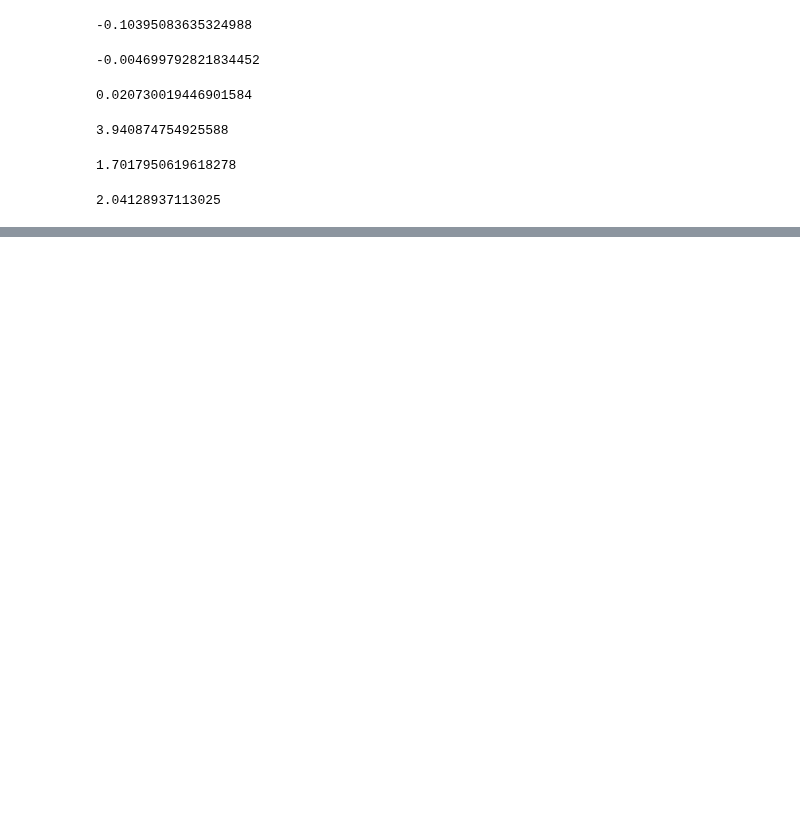
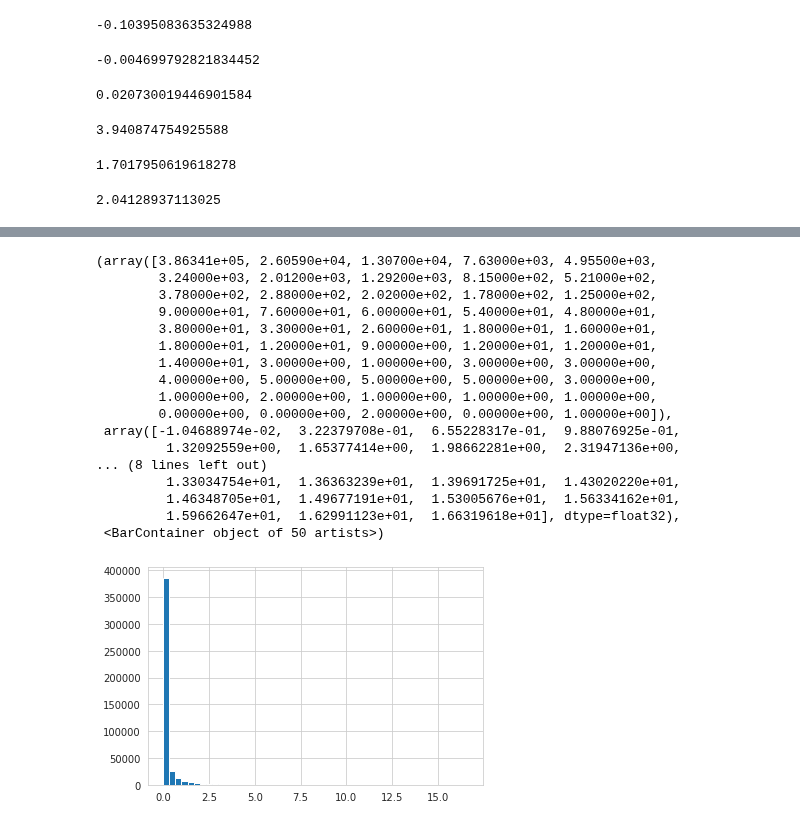
Before and after one commit to ingridingemarsson/geostat-masters-thesis, a Jupyter notebook: notebooks/compare.ipynb, the cells around one changed output, grey strips where cells are left out. Cells and saved outputs as stored; diff of their text form; code cells hidden in the pictures; blank space fills up the shorter version.

```diff
--- a/notebooks/compare.ipynb
+++ b/notebooks/compare.ipynb
@@ -81,0 +125,21 @@ np.nanmean(np.square(np.subtract(combined.gauge_precip.values, combined.mlp_post
+# %%
+plt.hist(combined.mlp_posterior_mean.values.flatten(), bins=50)
+# %% [output]
+(array([3.86341e+05, 2.60590e+04, 1.30700e+04, 7.63000e+03, 4.95500e+03,
+        3.24000e+03, 2.01200e+03, 1.29200e+03, 8.15000e+02, 5.21000e+02,
+        3.78000e+02, 2.88000e+02, 2.02000e+02, 1.78000e+02, 1.25000e+02,
+        9.00000e+01, 7.60000e+01, 6.00000e+01, 5.40000e+01, 4.80000e+01,
+        3.80000e+01, 3.30000e+01, 2.60000e+01, 1.80000e+01, 1.60000e+01,
+        1.80000e+01, 1.20000e+01, 9.00000e+00, 1.20000e+01, 1.20000e+01,
+        1.40000e+01, 3.00000e+00, 1.00000e+00, 3.00000e+00, 3.00000e+00,
+        4.00000e+00, 5.00000e+00, 5.00000e+00, 5.00000e+00, 3.00000e+00,
+        1.00000e+00, 2.00000e+00, 1.00000e+00, 1.00000e+00, 1.00000e+00,
+        0.00000e+00, 0.00000e+00, 2.00000e+00, 0.00000e+00, 1.00000e+00]),
+ array([-1.04688974e-02,  3.22379708e-01,  6.55228317e-01,  9.88076925e-01,
+         1.32092559e+00,  1.65377414e+00,  1.98662281e+00,  2.31947136e+00,
+... (8 lines left out)
+         1.33034754e+01,  1.36363239e+01,  1.39691725e+01,  1.43020220e+01,
+         1.46348705e+01,  1.49677191e+01,  1.53005676e+01,  1.56334162e+01,
+         1.59662647e+01,  1.62991123e+01,  1.66319618e+01], dtype=float32),
+ <BarContainer object of 50 artists>)
+[figure, added]
```
Also changed, not shown: parts of 2 cells of this notebook, 2 other files.
